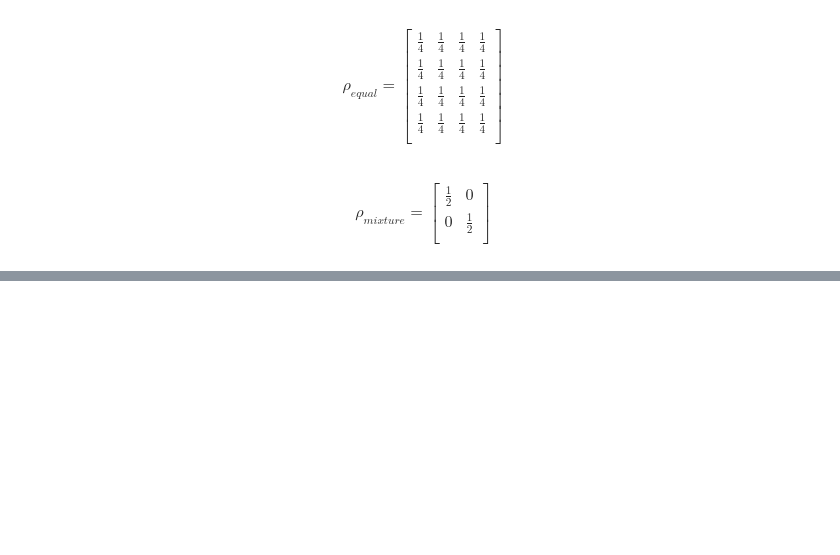
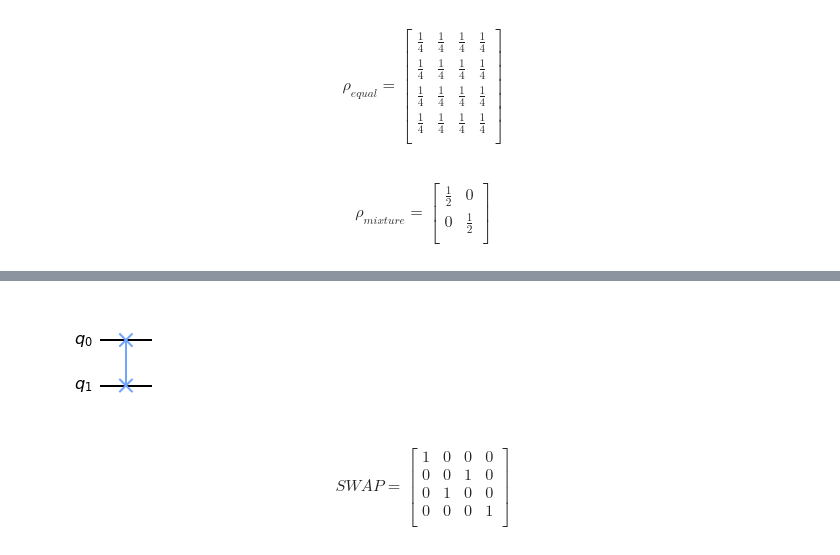
Before and after one commit to petr-ivashkov/qiskit-cert-workbook, a Jupyter notebook: workbook.ipynb, the cells around one changed output, grey strips where cells are left out. Drawn from its saved outputs; the diff is of its cells as text; code cells hidden in the pictures; blank space fills up the shorter version.

```diff
--- a/workbook.ipynb
+++ b/workbook.ipynb
@@ -580,0 +617,21 @@ $$
+# %%
+qr = QuantumRegister(2, name='q')
+qc = QuantumCircuit(qr)
+qc.swap(qubit1=qr[0], qubit2=[1])
+qc.draw('mpl')
+# %% [output]
+[figure, added]
+# %%
+# SWAP gate has the following matrix representation for the above configuration
+matrix = Operator(qc).data
+array_to_latex(matrix, prefix="SWAP = ")
+# %% [output]
+$$
+SWAP =
+\begin{bmatrix}
+1 & 0 & 0 & 0  \\
+ 0 & 0 & 1 & 0  \\
+ 0 & 1 & 0 & 0  \\
+ 0 & 0 & 0 & 1  \\
+ \end{bmatrix}
+$$
```
Also changed, not shown: parts of 6 cells of this notebook, 1 other file.
